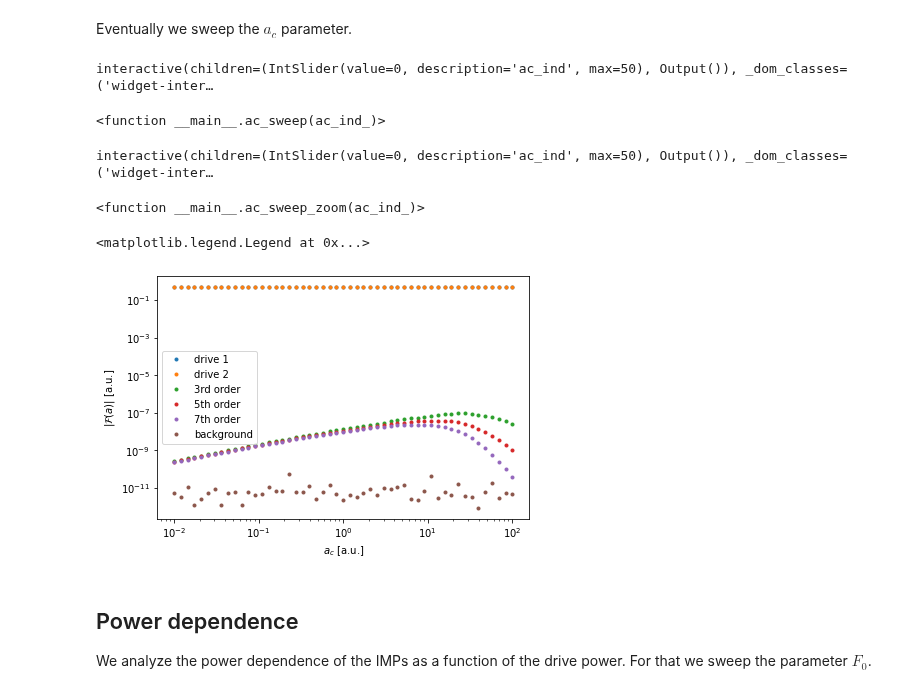
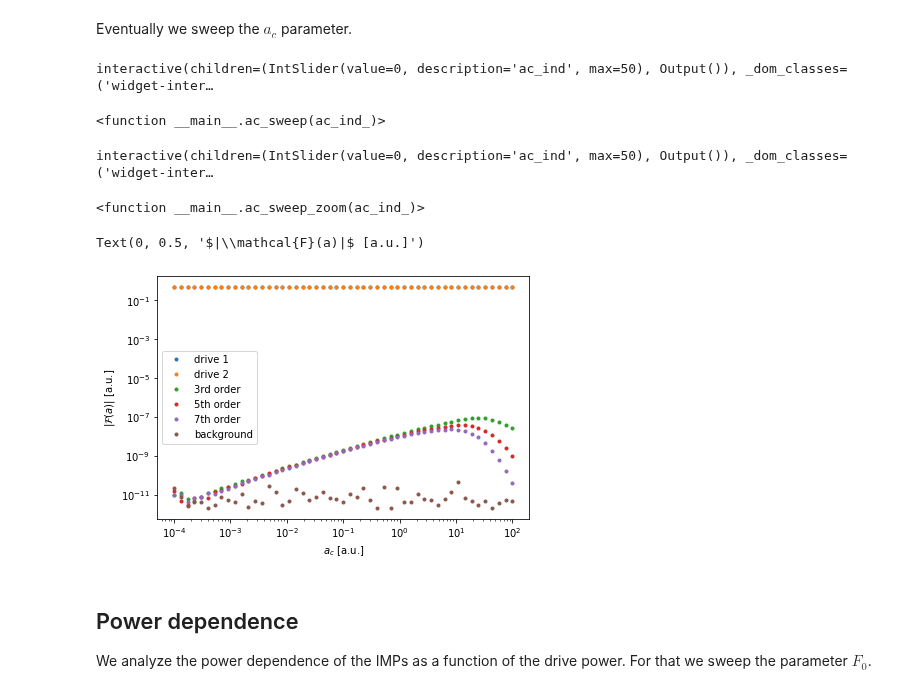
Before and after one commit to jcrivera-hdez/Scripts, a Jupyter notebook: data-analysis/TLS/HB-TLS_Model-Simulation.ipynb, the cells around one changed output. Saved outputs shown, nothing was run; the diff lists cells and outputs as text; code cells hidden in the pictures.

```diff
--- a/data-analysis/TLS/HB-TLS_Model-Simulation.ipynb
+++ b/data-analysis/TLS/HB-TLS_Model-Simulation.ipynb
@@ -570,44 +579,41 @@ ax4.legend()
 Eventually we sweep the $a_c$ parameter.
 # %%
 # ac sweep values
-ac_arr = np.logspace(-2, 2, 51)
+ac_arr = np.logspace(-4, 2, 51)
 
 # Spectra arrays
 A_ac = np.zeros((len(ac_arr), N), dtype=np.complex)
 Ain_ac = np.zeros_like(A_ac)
+a_all_ac = np.zeros((len(ac_arr), len(t_all)), dtype=np.complex)
+a_ac = np.zeros_like(A_ac)
+ain_ac = np.zeros_like(A_ac)
 
 # ac sweep
 with tqdm(total=len(ac_arr), ncols=80) as pbar:
 
     for ac_ind, ac_val in enumerate(ac_arr):
         # Simulation section
-        A_ac[ac_ind], Ain_ac[ac_ind], a_all, a_arr, ain_arr, f_arr, t_arr, drive_arr, imp_ind_arr = nonlinear_simulation(f0, κ0, κtls, ac_val, λ, f1, f2, F0)
+        A_ac[ac_ind], Ain_ac[ac_ind], a_all_ac[ac_ind], a_ac[ac_ind], ain_ac[ac_ind], f, t, drive, imp_ind = nonlinear_simulation(f0, κ0, κtls, ac_val, λ, f1, f2, F0)
 
         pbar.update(1)
-# %%
-def ac_sweep(ac_ind_):
-    # Intra-cavity field in time and frequency domain
-    figure, ax = plt.subplots(1, 1, figsize=[9, 6])
-    ax.set_title(f'$a_c$ = {ac_arr[ac_ind_]:.4f}')
-    ax.semilogy(f, np.abs(A_ac[ac_ind_]), label='output field')
-    ax.semilogy(f, np.abs(A_ac[ac_ind_]/np.sqrt(gain)-Ain_ac[ac_ind_]/np.sqrt(att)), label='intra-cavity field')
-    ax.set_xlabel('frequency [Hz]')
-    ax.set_ylabel('$|\mathcal{F}(a)|$ [a.u.]')
-    ax.set_ylim(1e-14, 1e4)
-    ax.set_xlim(-10, 10)
-    ax.legend()
-
-# Interactive layout
-widgets.interact(ac_sweep,
-                 ac_ind_=widgets.IntSlider(min=0,
-                                           max=len(ac_arr)-1,
-                                           step=1,
-                                           description='ac_ind',
-                                          )
-                )
-# %% [output]
-interactive(children=(IntSlider(value=0, description='ac_ind', max=50), Output()), _dom_classes=('widget-inter…
-<function __main__.ac_sweep(ac_ind_)>
+# %%
+def ac_sweep(ac_ind_):
+    # Intra-cavity field in time and frequency domain
+    ylim = np.array([1e-15, 1e3])
+    figure = plot_spectra(t_all, a_all_ac[ac_ind_], t, a_ac[ac_ind_], ain_ac[ac_ind_], f, A_ac[ac_ind_], Ain_ac[ac_ind_], ylim, imp_ind)
+    figure.suptitle(f'$a_c$ = {ac_arr[ac_ind_]:.5f}')
+
+# Interactive layout
+widgets.interact(ac_sweep,
+                 ac_ind_=widgets.IntSlider(min=0,
+                                           max=len(ac_arr)-1,
+                                           step=1,
+                                           description='ac_ind',
+                                           )
+                )
+# %% [output]
+interactive(children=(IntSlider(value=0, description='ac_ind', max=50), Output()), _dom_classes=('widget-inter…
+<function __main__.ac_sweep(ac_ind_)>
 # %%
 def ac_sweep_zoom(ac_ind_):
     # IMPs plot
@@ -629,18 +636,12 @@ interactive(children=(IntSlider(value=0, description='ac_ind', max=50), Output()
 # %%
 # Plot the 3rd, 5th and 7th IMP strength as a function of drive power
 fig5, ax5 = plt.subplots(1)
-ax5.loglog(ac_arr, np.abs(A_ac[:, 954]), '.', label='drive 1')
-ax5.loglog(ac_arr, np.abs(A_ac[:, 956]), '.', label='drive 2')
-ax5.loglog(ac_arr, np.abs(A_ac[:, 956+2]), '.', label='3rd order' )
-ax5.loglog(ac_arr, np.abs(A_ac[:, 956+4]), '.', label='5th order' )
-ax5.loglog(ac_arr, np.abs(A_ac[:, 956+6]), '.', label='7th order' )
-ax5.loglog(ac_arr, np.abs(A_ac[:, -1]), '.', label='background' )
+plot_paramdependence(ac_arr, A_ac, ax5)
 ax5.set_xlabel('$a_c$ [a.u.]')
 ax5.set_ylabel('$|\mathcal{F}(a)|$ [a.u.]')
-ax5.legend()
 # %% [output]
-<matplotlib.legend.Legend at 0x...>
+Text(0, 0.5, '$|\\mathcal{F}(a)|$ [a.u.]')
-[figure, old version]
+[figure, new version]
 # %% [markdown]
 ## Power dependence
 
```
Also changed, not shown: parts of 39 cells of this notebook.
